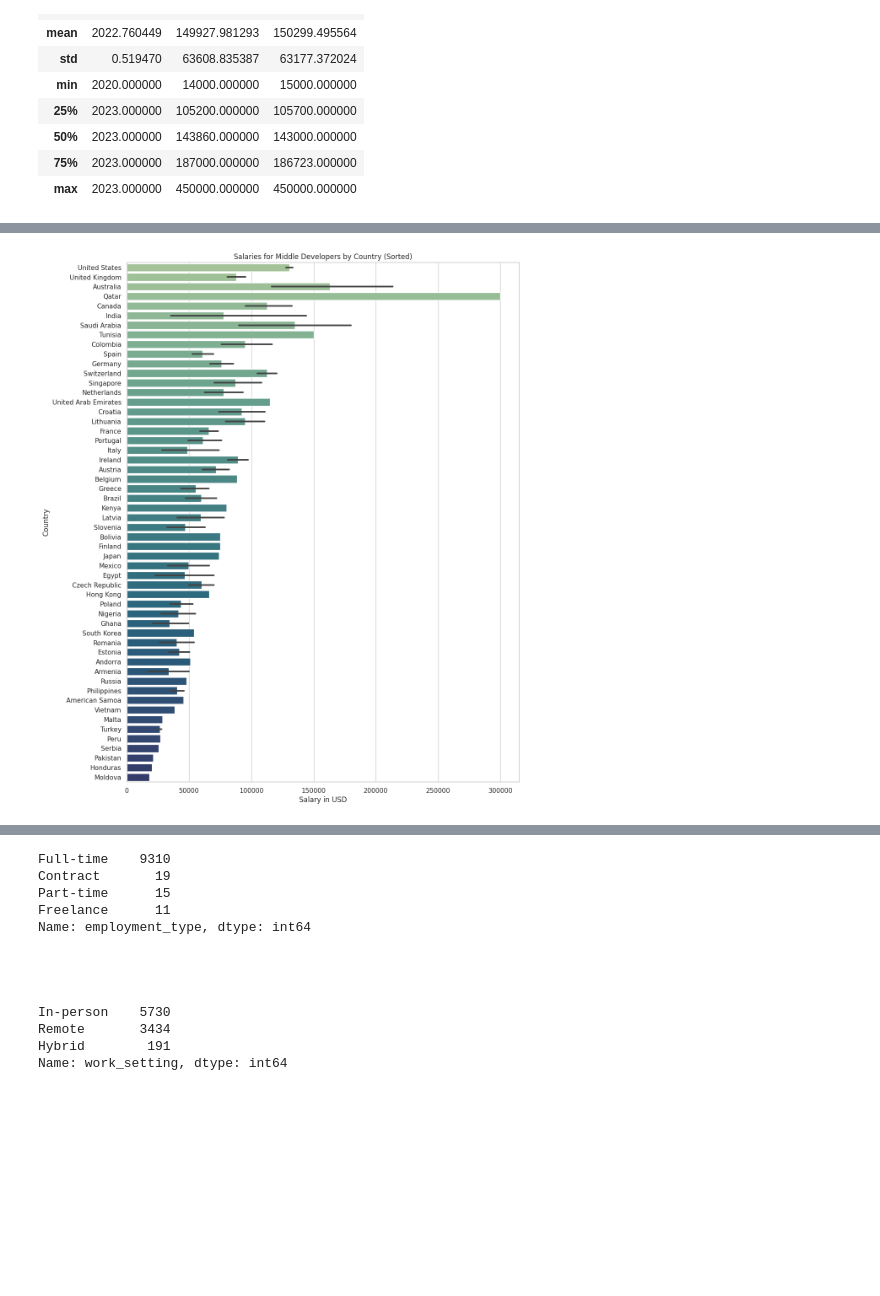
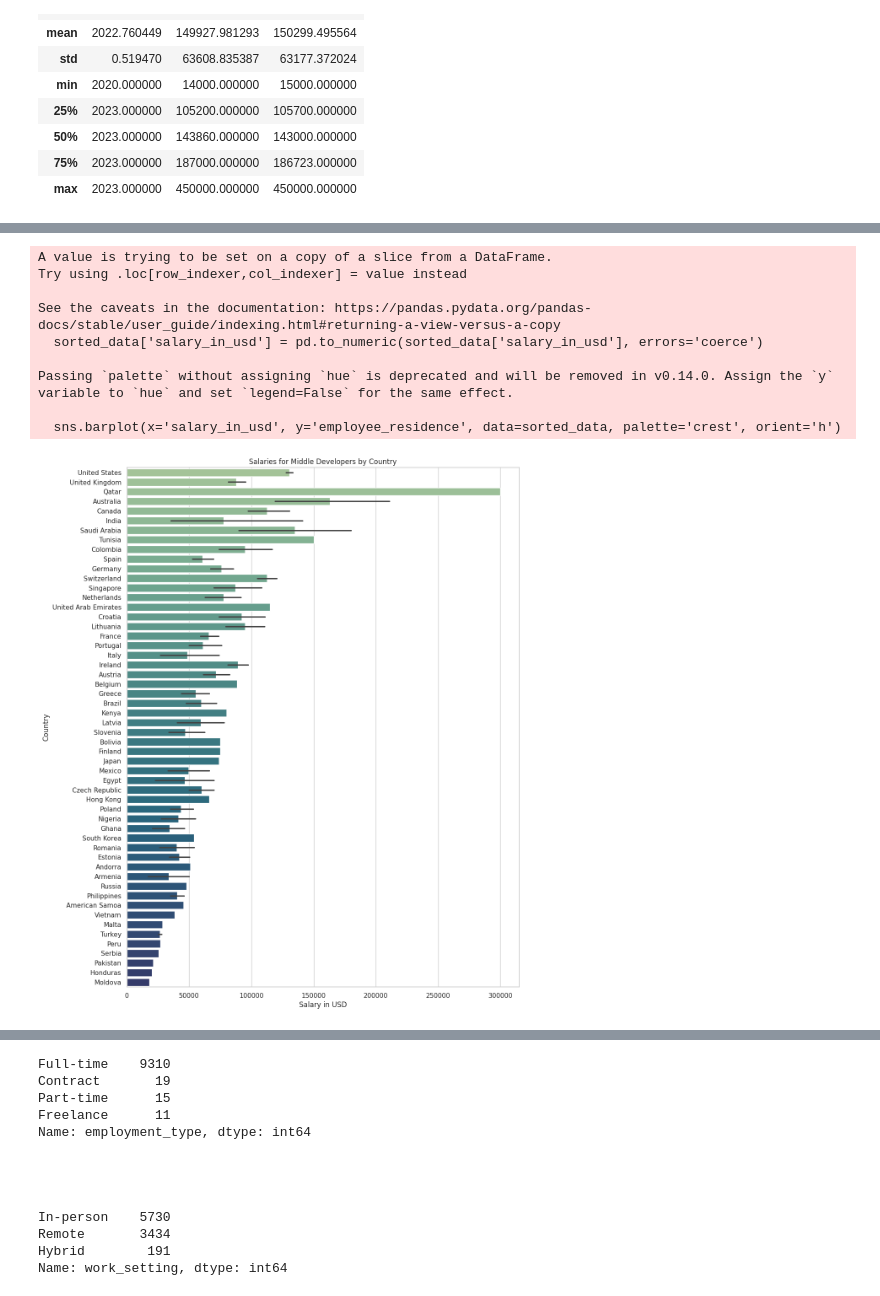
Before and after one commit to Funiel298/Data-Science-Jobs-and-Salary-Analysis, a Jupyter notebook: datjobs.ipynb, the cells around one changed output, grey strips where cells are left out. Drawn from its saved outputs; the diff is of its cells as text; code cells hidden in the pictures; blank space fills up the shorter version.

```diff
--- a/datjobs.ipynb
+++ b/datjobs.ipynb
@@ -177,22 +251,31 @@ plt.show()
 # %%
 import seaborn as sns
 import matplotlib.pyplot as plt
 
 sns.set(style="whitegrid")
 plt.figure(figsize=(12, 16))
 
-sorted_data = dt[dt.experience_level == 'Mid-level'].copy()
+sorted_data = dt[dt.experience_level == 'Mid-level']
 sorted_data['salary_in_usd'] = pd.to_numeric(sorted_data['salary_in_usd'], errors='coerce')
 sorted_data = sorted_data.dropna(subset=['salary_in_usd']).sort_values(by='salary_in_usd', ascending=False)
 
 
 sns.barplot(x='salary_in_usd', y='employee_residence', data=sorted_data, palette='crest', orient='h')
 plt.xlabel('Salary in USD')
 plt.ylabel('Country')
-plt.title('Salaries for Middle Developers by Country (Sorted)')
+plt.title('Salaries for Middle Developers by Country')
 plt.show()
 # %% [output]
+A value is trying to be set on a copy of a slice from a DataFrame.
+Try using .loc[row_indexer,col_indexer] = value instead
+
+See the caveats in the documentation: https://pandas.pydata.org/pandas-docs/stable/user_guide/indexing.html#returning-a-view-versus-a-copy
+  sorted_data['salary_in_usd'] = pd.to_numeric(sorted_data['salary_in_usd'], errors='coerce')
+
+Passing `palette` without assigning `hue` is deprecated and will be removed in v0.14.0. Assign the `y` variable to `hue` and set `legend=False` for the same effect.
+
+  sns.barplot(x='salary_in_usd', y='employee_residence', data=sorted_data, palette='crest', orient='h')
-[figure, old version]
+[figure, new version]
 # %%
 import seaborn as sns
 import matplotlib.pyplot as plt
```
Also changed, not shown: parts of 23 cells of this notebook.
